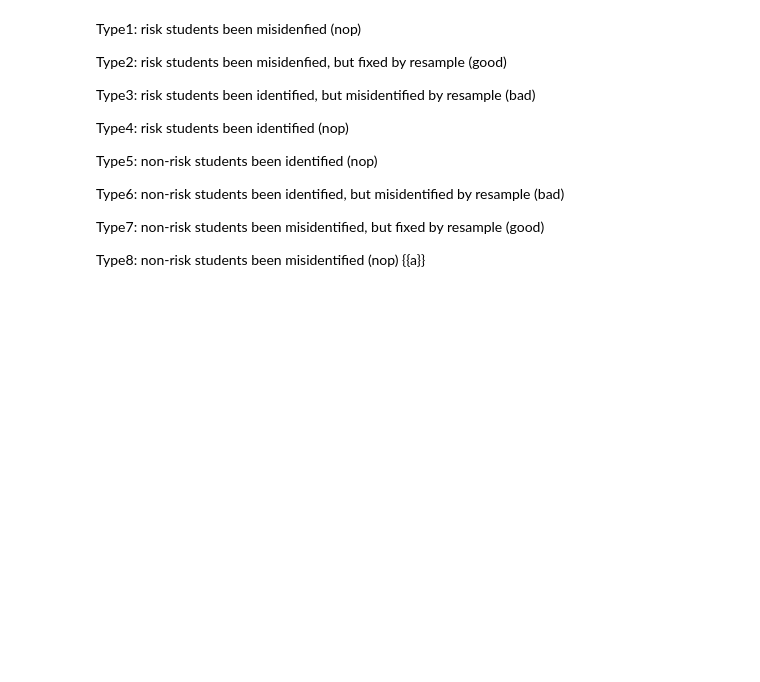
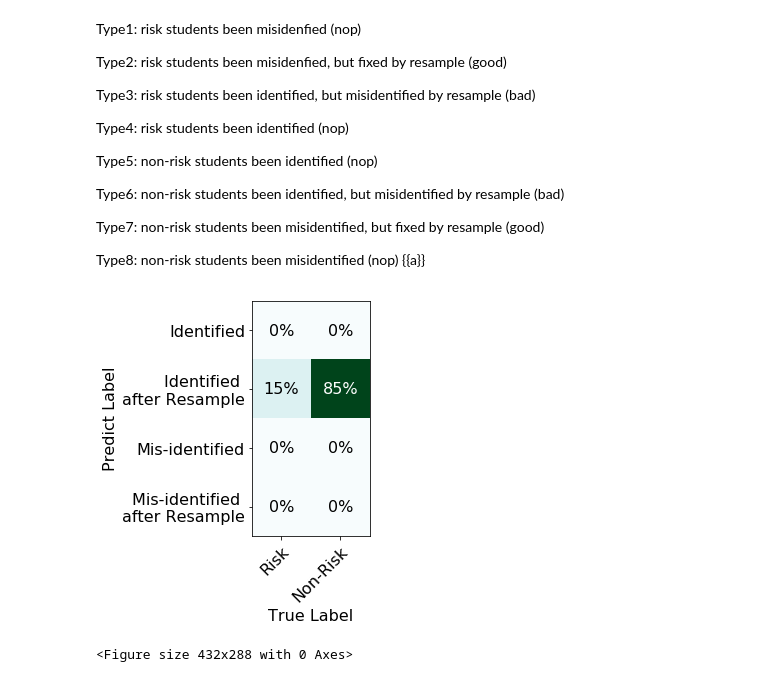
Before and after one commit to owen198/kslab, a Jupyter notebook: ds_comparision/ROC Curve - KU2.ipynb, the cells around one changed output. Drawn from its saved outputs; the diff is of its cells as text; code cells hidden in the pictures; blank space fills up the shorter version.

```diff
--- a/ds_comparision/ROC Curve - KU2.ipynb
+++ b/ds_comparision/ROC Curve - KU2.ipynb
@@ -312,3 +312,67 @@ Type6: non-risk students been identified, but misidentified by resample (bad)
 Type7: non-risk students been misidentified, but fixed by resample (good)
 
 Type8: non-risk students been misidentified (nop) {{a}}
+# %%
+plt.rcParams.update({'font.size': 16})
+
+vegetables = ["Identified",
+              "Identified \nafter Resample",
+              "Mis-identified",
+              "Mis-identified \nafter Resample"]
+farmers = ["Risk", "Non-Risk"]
+
+#risk
+T1 = len(temp_pd.ix[(temp_pd['class']==True) & (temp_pd['original'] == 0.0) & (temp_pd['smote'] == 0.0)])
+T2 = len(temp_pd.ix[(temp_pd['class']==True) & (temp_pd['original'] == 0.0) & (temp_pd['smote'] == 1.0)])
+T3 = len(temp_pd.ix[(temp_pd['class']==True) & (temp_pd['original'] == 1.0) & (temp_pd['smote'] == 0.0)])
+T4 = len(temp_pd.ix[(temp_pd['class']==True) & (temp_pd['original'] == 1.0) & (temp_pd['smote'] == 1.0)])
+#non-risk
+T5 = len(temp_pd.ix[(temp_pd['class']==False) & (temp_pd['original'] == 0.0) & (temp_pd['smote'] == 0.0)])
+T6 = len(temp_pd.ix[(temp_pd['class']==False) & (temp_pd['original'] == 0.0) & (temp_pd['smote'] == 1.0)])
+T7 = len(temp_pd.ix[(temp_pd['class']==False) & (temp_pd['original'] == 1.0) & (temp_pd['smote'] == 0.0)])
+T8 = len(temp_pd.ix[(temp_pd['class']==False) & (temp_pd['original'] == 1.0) & (temp_pd['smote'] == 1.0)])
+
+harvest = np.array([[T4, T5],
+                    [T2, T7],
+                    [T1, T8],
+                    [T3, T6]])
+
+#plt.style.use('classic')
+fig, ax = plt.subplots(figsize=(7, 5))
+im = ax.imshow(harvest, cmap=plt.cm.BuGn)
+
+# We want to show all ticks...
+ax.set_xticks(np.arange(len(farmers)))
+ax.set_yticks(np.arange(len(vegetables)))
+# ... and label them with the respective list entries
+ax.set_xticklabels(farmers)
+ax.set_yticklabels(vegetables)
+
+# Rotate the tick labels and set their alignment.
+plt.setp(ax.get_xticklabels(), rotation=45, ha="right",
+         rotation_mode="anchor")
+
+# Loop over data dimensions and create text annotations.
+for i in range(len(vegetables)):
+    for j in range(len(farmers)):
+        if (harvest[i, j]) > 40:
+            color='white'
+        else:
+            color='black'
+        text = ax.text(j, i, "{0:.0%}".format(harvest[i, j] / harvest.sum()),
+                       ha="center", va="center", color=color)
+
+#ax.set_title("Harvest of local farmers (in tons/year)")
+ax.set_xlabel("True Label")
+ax.set_ylabel("Predict Label")
+
+#plt.colorbar()
+#cb.set_label('mean value')
+fig.tight_layout()
+plt.show()
+
+image_name = './images/' + datasets + '_' + 'c_matrix' + '.png'
+plt.savefig(image_name, dpi=300)
+# %% [output]
+[figure, added]
+<Figure size 432x288 with 0 Axes>
```
Also changed, not shown: 15 other files.
